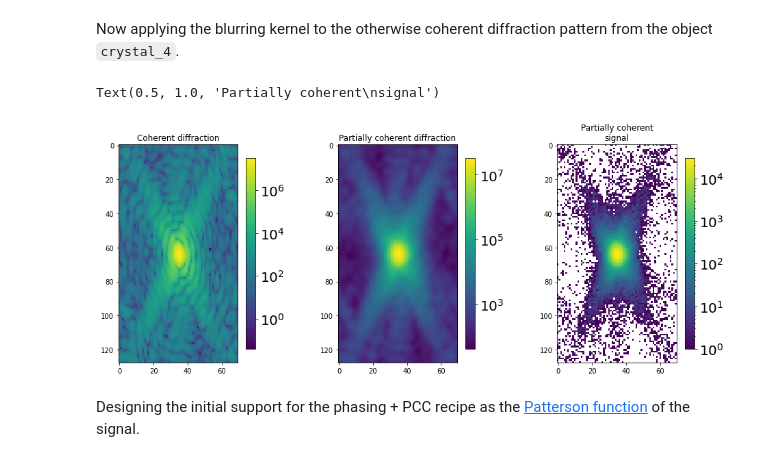
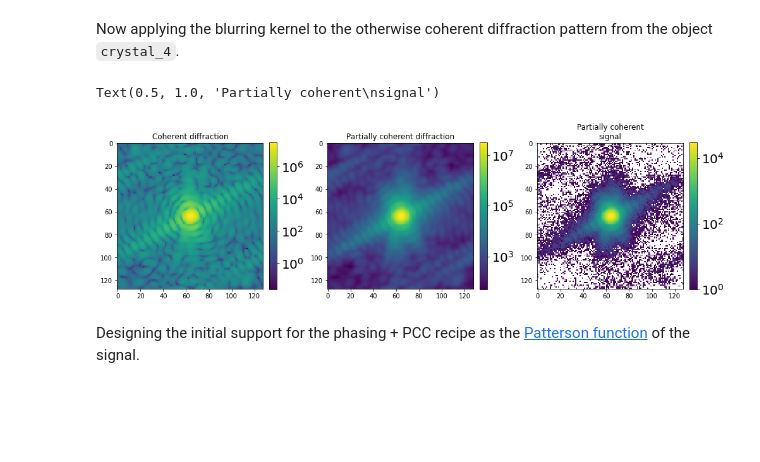
Before and after one commit to siddharth-maddali/Phaser, a Jupyter notebook: partial_coherence.ipynb, the cells around one changed output. Drawn from its saved outputs; the diff is of its cells as text; code cells hidden in the pictures; blank space fills up the shorter version.

```diff
--- a/partial_coherence.ipynb
+++ b/partial_coherence.ipynb
@@ -68,7 +68,7 @@ mydata = Namespace( **sio.loadmat( 'data.mat' ) )
 Simulating a 3D Gaussian blurring kernel.
 # %%
 conv = np.pi/180.
-parms = [ 0.6, 0.7, 0.65, 30.*conv,  50.*conv, 45.*conv ]
+parms = [ 0.7, 0.65, 0.63, 30.*conv,  50.*conv, 45.*conv ]
 cov2 = np.diag( [ x**2 for x in parms[:3] ] ) # covariance eigenvalues
 axis = np.array(
     [
@@ -96,17 +96,17 @@ data_blurred *= ( temp1.max() / data_blurred.max() )
 signal = np.random.poisson( data_blurred * 3.e4 / data_blurred.max() )
 # %%
 ax = tp.TilePlot(
-    tuple( this[64,:,:] for this in ( fftshift( temp1 ), data_blurred, signal ) ),
+    tuple( this[:,:,35] for this in ( fftshift( temp1 ), data_blurred, signal ) ),
     ( 1, 3 ),
     ( 14, 5 ),
     log_norm=True
 )[-1]
 ax[0].set_title( 'Coherent diffraction' )
 ax[1].set_title( 'Partially coherent diffraction' )
 ax[2].set_title( 'Partially coherent\nsignal' )
 # %% [output]
 Text(0.5, 1.0, 'Partially coherent\nsignal')
-[figure, old version]
+[figure, new version]
 # %% [markdown]
 Designing the initial support for the phasing + PCC recipe as the [Patterson function](https://en.wikipedia.org/wiki/Patterson_function) of the signal.
 # %%
```
Also changed, not shown: parts of 11 cells of this notebook, 8 other files.
